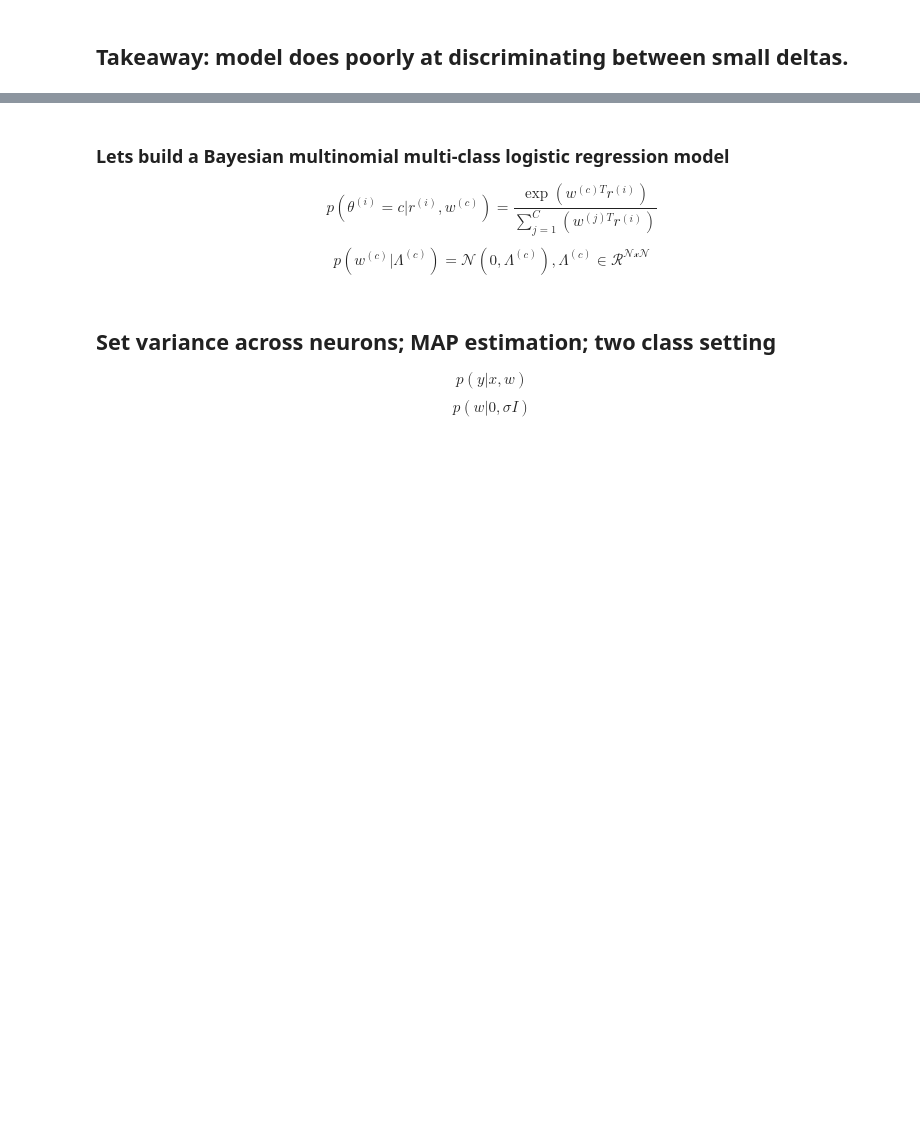
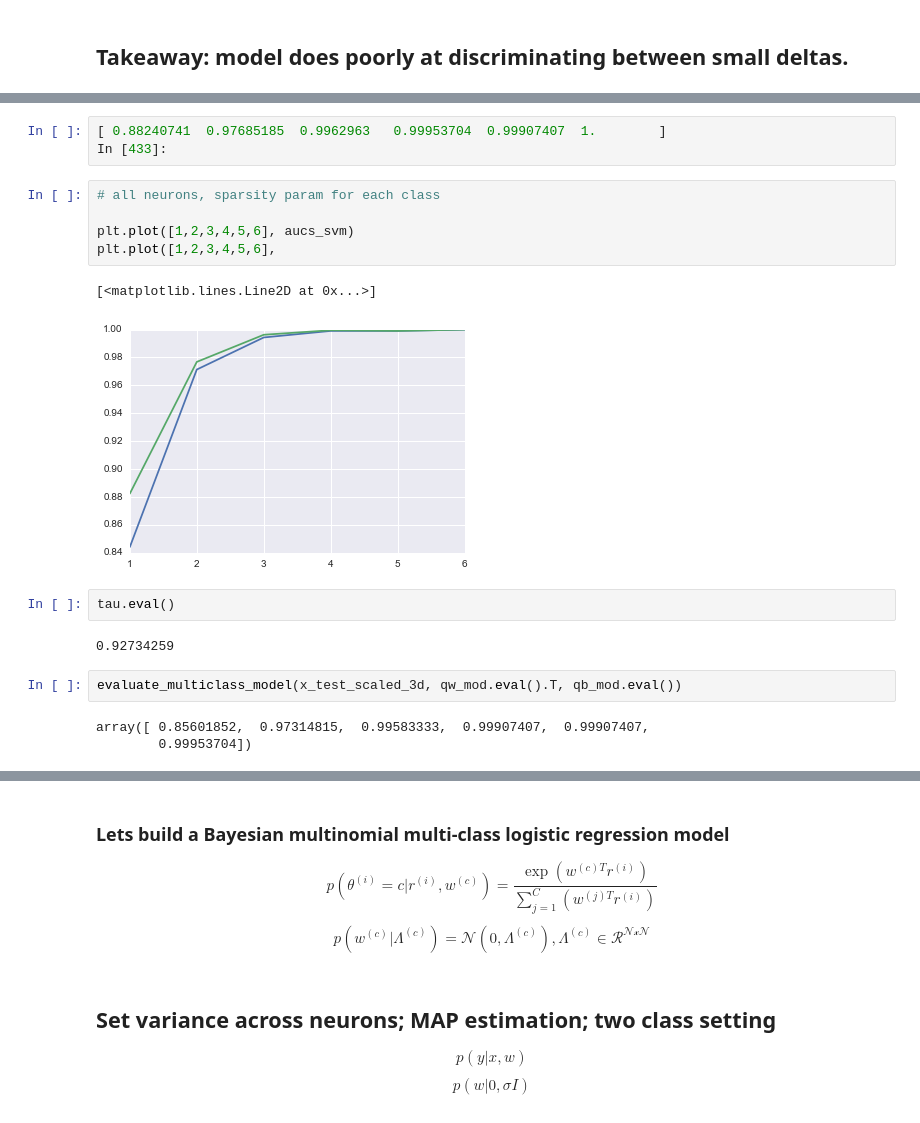
Before and after one commit to fdamani/neural_decoding_macaque_visual_graf2011, a Jupyter notebook: src/notebooks/data_processing_with_tuning_curves.ipynb, the cells around one changed output, grey strips where cells are left out. Saved outputs shown, nothing was run; the diff lists cells and outputs as text; blank space fills up the shorter version.

```diff
--- a/src/notebooks/data_processing_with_tuning_curves.ipynb
+++ b/src/notebooks/data_processing_with_tuning_curves.ipynb
@@ -438,0 +517,20 @@ evaluate_one_versus_one(y_test, scores_test, 20)
+# %%
+[ 0.88240741  0.97685185  0.9962963   0.99953704  0.99907407  1.        ]
+In [433]:
+# %%
+# all neurons, sparsity param for each class
+
+plt.plot([1,2,3,4,5,6], aucs_svm)
+plt.plot([1,2,3,4,5,6],
+# %% [output]
+[<matplotlib.lines.Line2D at 0x...>]
+[figure, added]
+# %%
+tau.eval()
+# %% [output]
+0.92734259
+# %%
+evaluate_multiclass_model(x_test_scaled_3d, qw_mod.eval().T, qb_mod.eval())
+# %% [output]
+array([ 0.85601852,  0.97314815,  0.99583333,  0.99907407,  0.99907407,
+        0.99953704])
```
Also changed, not shown: parts of 65 cells of this notebook.
